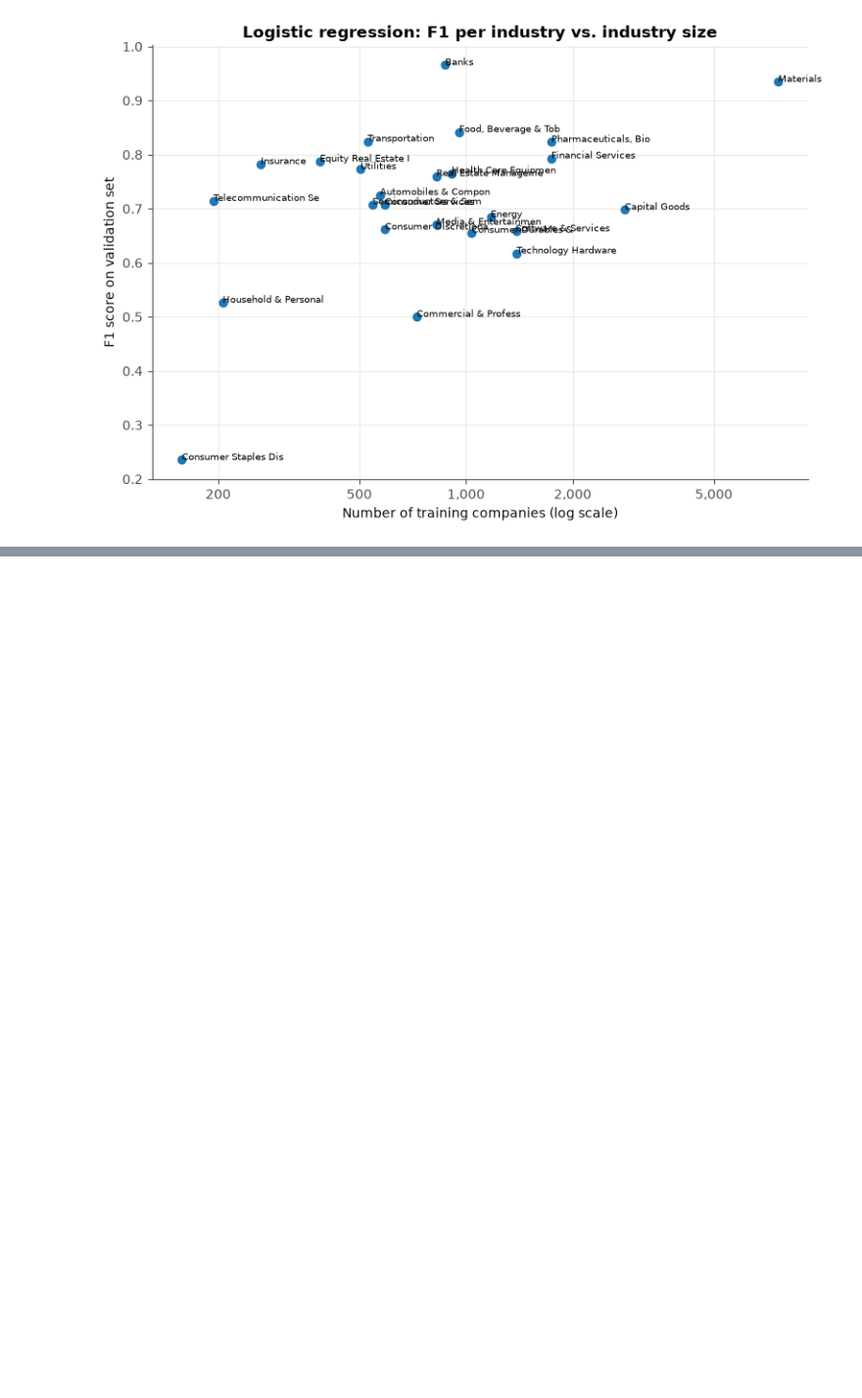
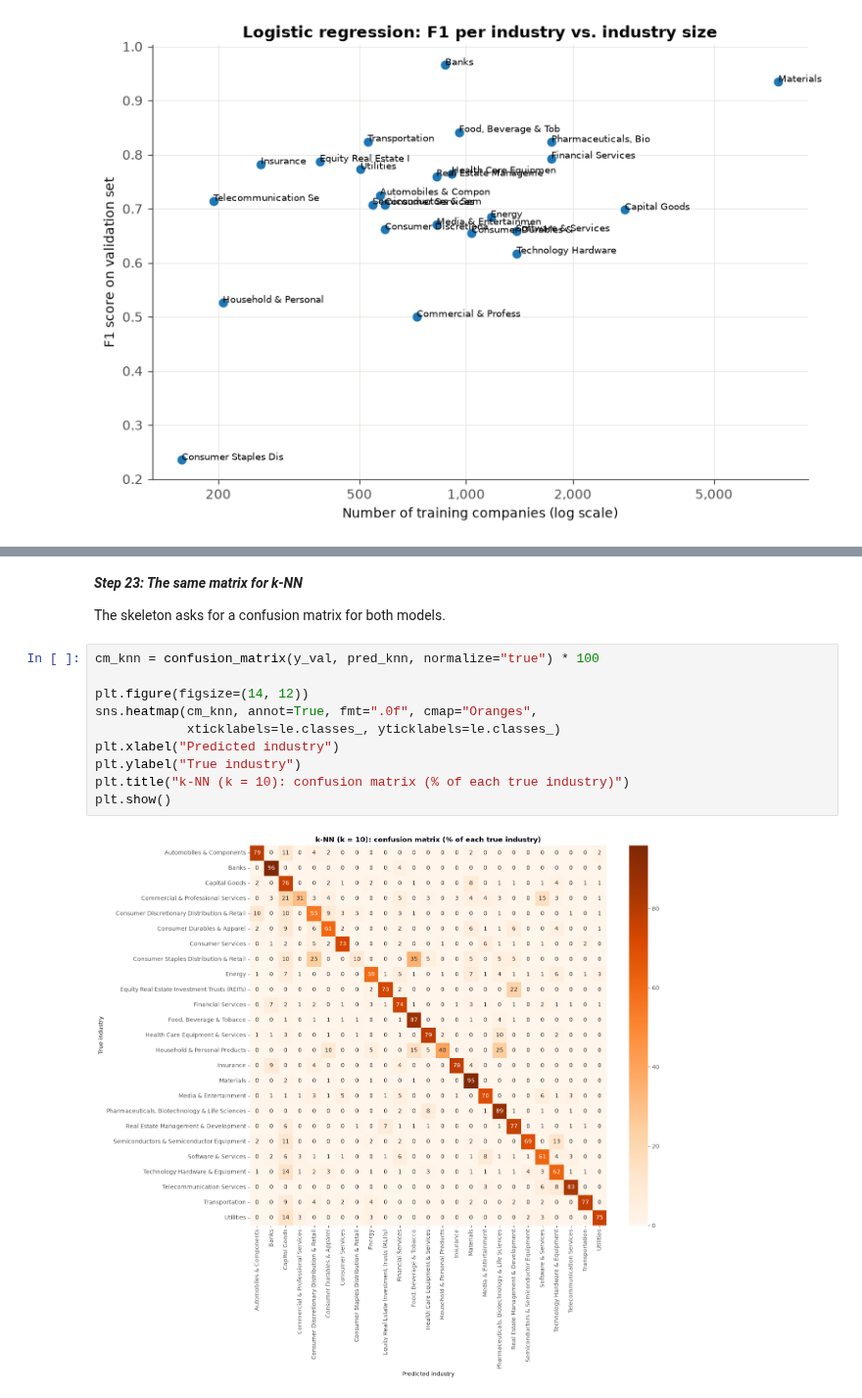
Before and after one commit to manpont/Practical-Task-1, a Jupyter notebook: industry_classification.ipynb, the cells around one changed output, grey strips where cells are left out. Shown at 98% size. Saved outputs shown, nothing was run; the diff lists cells and outputs as text; blank space fills up the shorter version.

```diff
--- a/industry_classification.ipynb
+++ b/industry_classification.ipynb
@@ -757,0 +814,16 @@ Spearman correlation: 0.17  p-value: 0.406
+# %% [markdown]
+***Step 23: The same matrix for k-NN***
+
+The skeleton asks for a confusion matrix for both models.
+# %%
+cm_knn = confusion_matrix(y_val, pred_knn, normalize="true") * 100
+
+plt.figure(figsize=(14, 12))
+sns.heatmap(cm_knn, annot=True, fmt=".0f", cmap="Oranges",
+            xticklabels=le.classes_, yticklabels=le.classes_)
+plt.xlabel("Predicted industry")
+plt.ylabel("True industry")
+plt.title("k-NN (k = 10): confusion matrix (% of each true industry)")
+plt.show()
+# %% [output]
+[figure, added]
```
Also changed, not shown: parts of 6 cells of this notebook.
